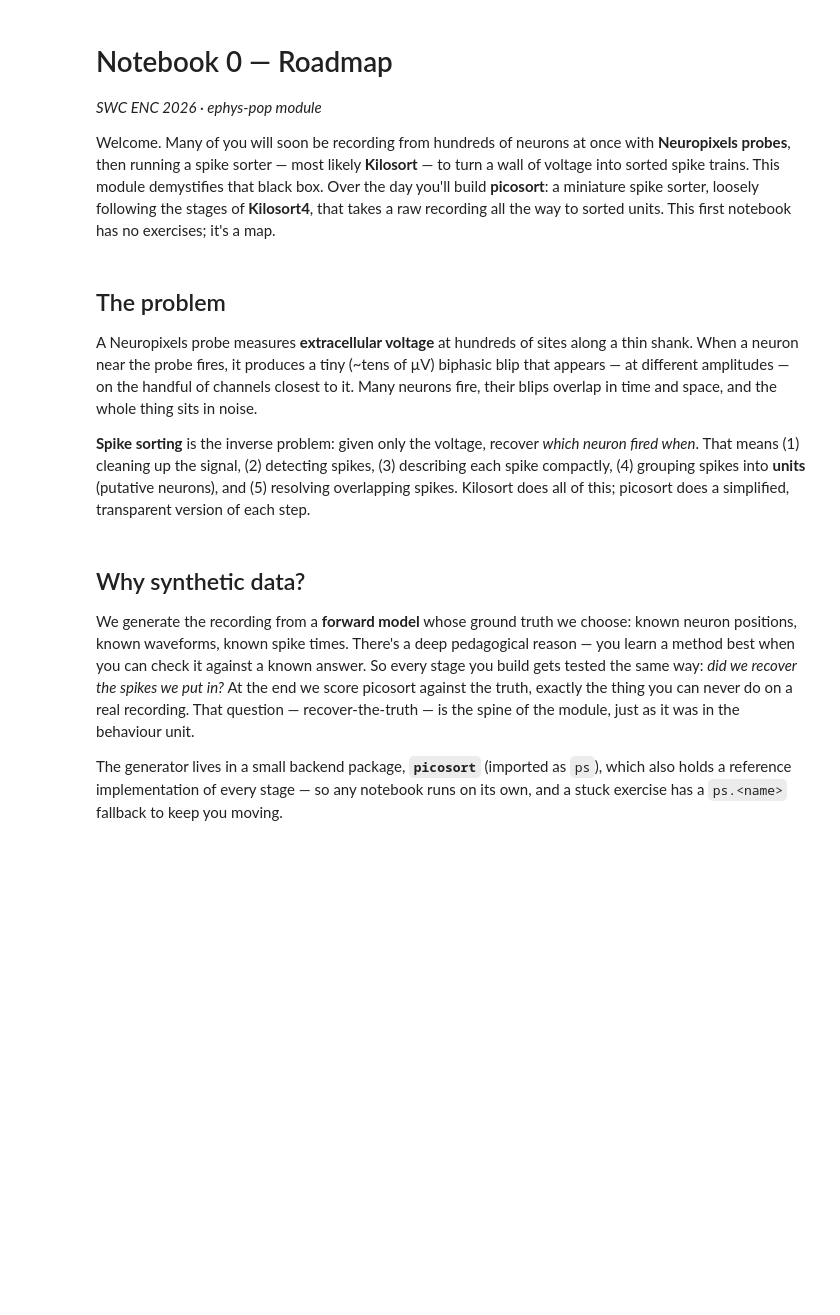
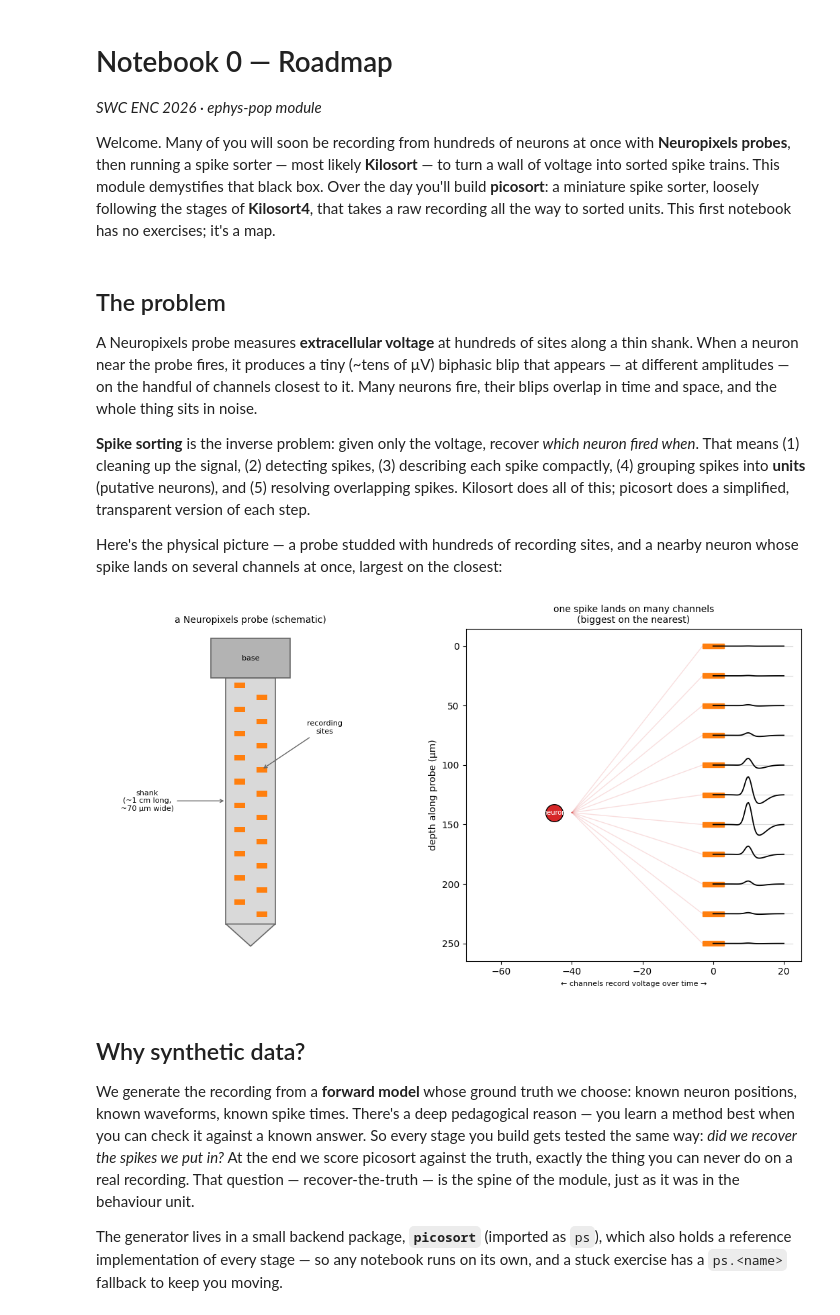
Before and after one commit to stootoon/swc-en-2026, a Jupyter notebook: ephys-pop/notebooks/00_roadmap_solutions.ipynb, the cells around one changed output. Cells and saved outputs as stored; diff of their text form; code cells hidden in the pictures; blank space fills up the shorter version.

```diff
--- a/ephys-pop/notebooks/00_roadmap_solutions.ipynb
+++ b/ephys-pop/notebooks/00_roadmap_solutions.ipynb
@@ -23,6 +23,21 @@ neuron fired when*. That means (1) cleaning up the signal, (2) detecting spikes,
 (3) describing each spike compactly, (4) grouping spikes into **units** (putative
 neurons), and (5) resolving overlapping spikes. Kilosort does all of this; picosort
 does a simplified, transparent version of each step.
+
+Here's the physical picture — a probe studded with hundreds of recording sites, and
+a nearby neuron whose spike lands on several channels at once, largest on the
+closest:
+# %%
+import numpy as np
+import matplotlib.pyplot as plt
+import picosort as ps
+
+fig = plt.figure(figsize=(11, 6))
+ps.plotting.draw_probe_schematic(plt.subplot(1, 2, 1))
+ps.plotting.draw_spike_on_probe(plt.subplot(1, 2, 2))
+plt.tight_layout(); plt.show()
+# %% [output]
+[figure, added]
 # %% [markdown]
 ## Why synthetic data?
 
```
Also changed, not shown: parts of 3 cells of this notebook, 39 other files.
